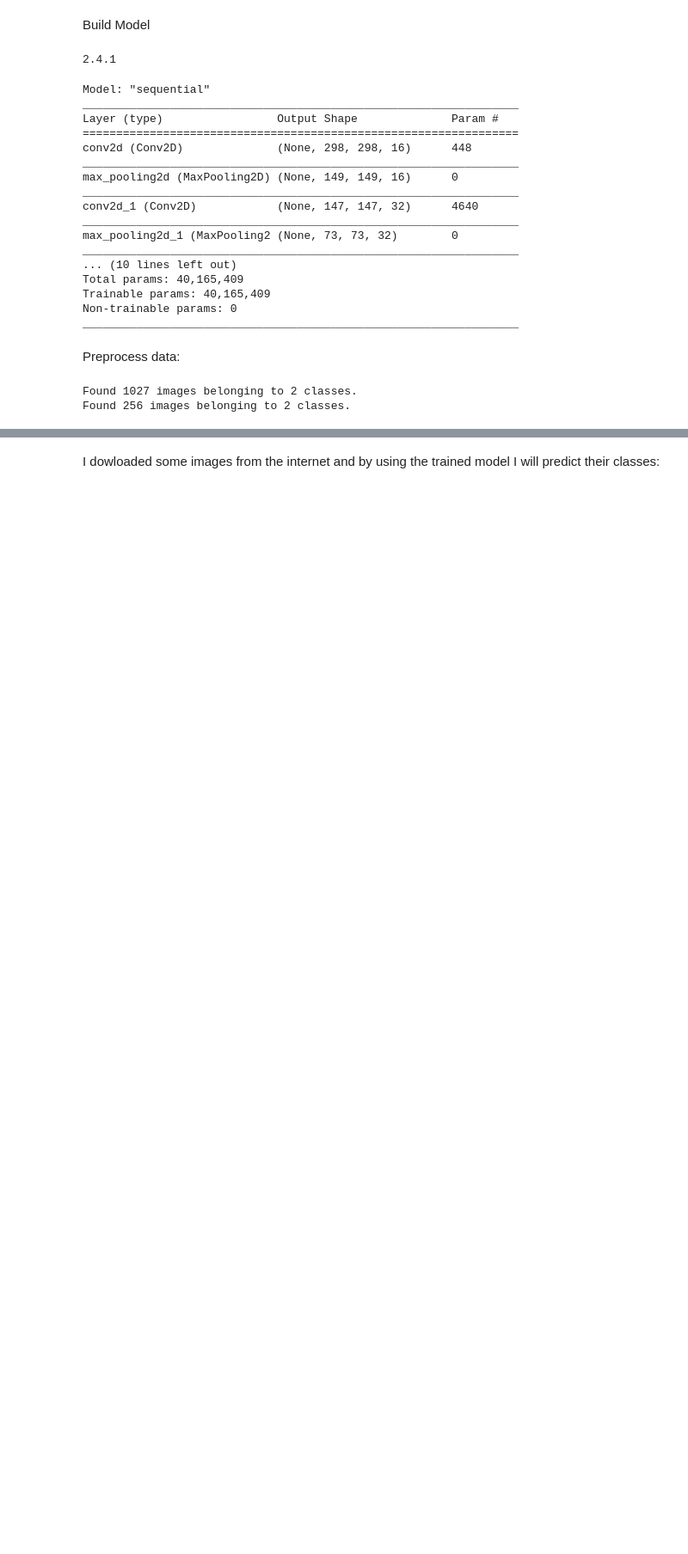
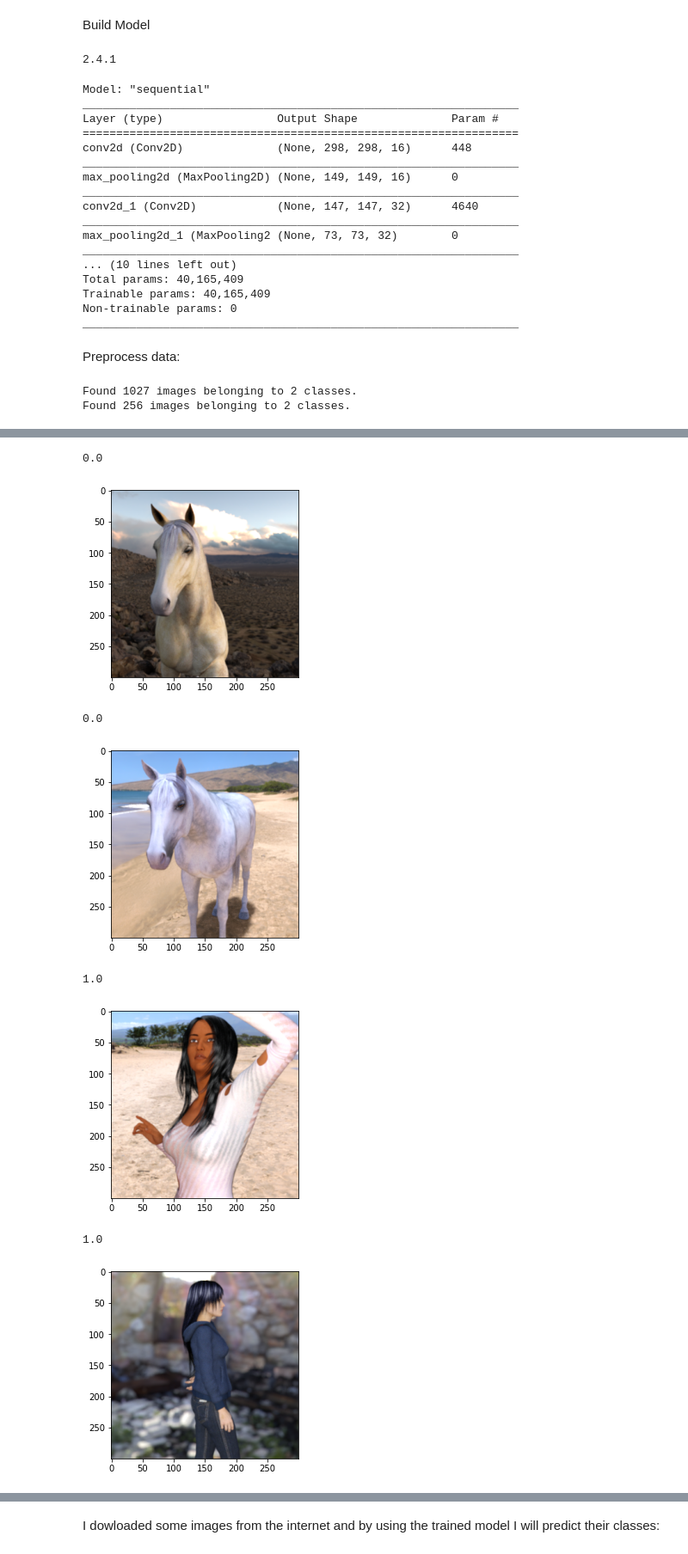
Before and after one commit to pelinbalci/TF_Intro, a Jupyter notebook: lecture_4_classify_complex_images.ipynb, the cells around one changed output, grey strips where cells are left out. Shown at 86% size. Drawn from its saved outputs; the diff is of its cells as text; code cells hidden in the pictures; blank space fills up the shorter version.

```diff
--- a/lecture_4_classify_complex_images.ipynb
+++ b/lecture_4_classify_complex_images.ipynb
@@ -211,0 +225,22 @@ Epoch 15/15
+# %%
+#training_set.class_indices
+
+from keras.preprocessing import image
+import matplotlib.pyplot as plt
+
+x,y = train_generator.next()
+for i in range(0,10):
+    image = x[i]
+    label = y[i]
+    print (label)
+    plt.imshow(image)
+    plt.show()
+# %% [output]
+0.0
+[figure, added]
+0.0
+[figure, added]
+1.0
+[figure, added]
+1.0
+[figure, added]
```
Also changed, not shown: parts of 13 cells of this notebook.
